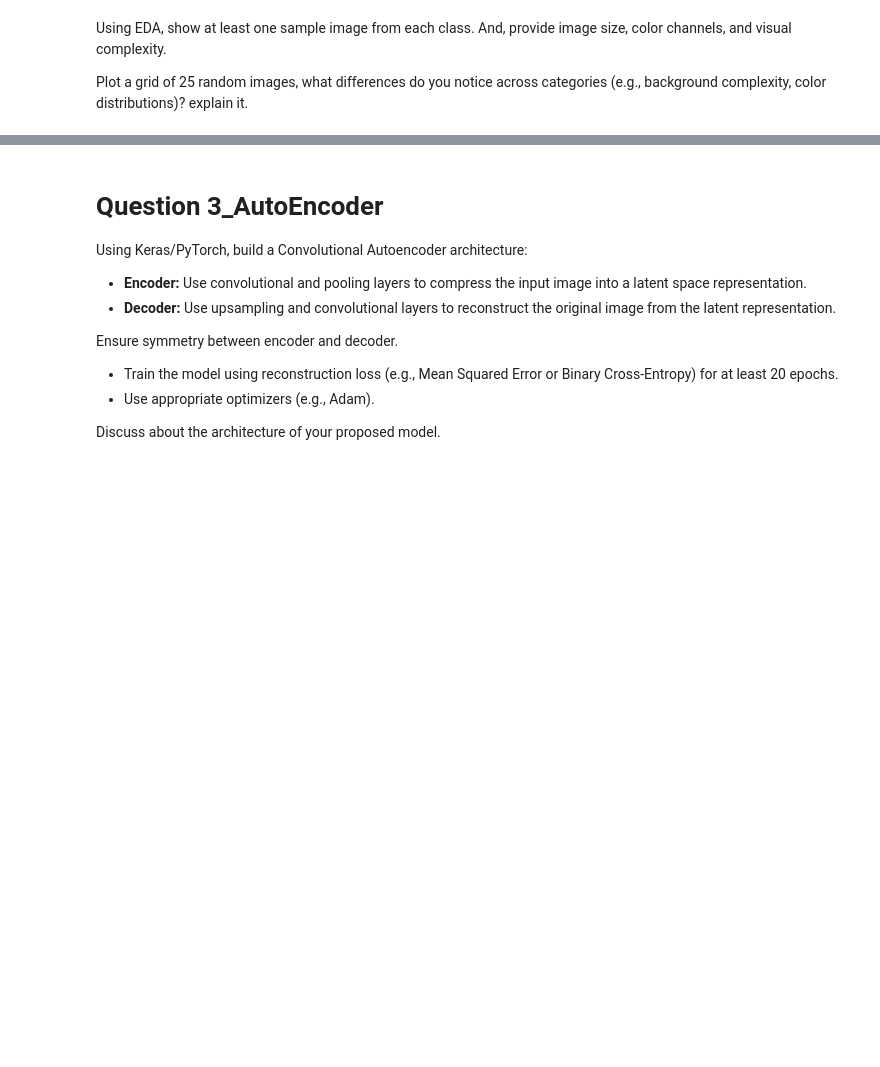
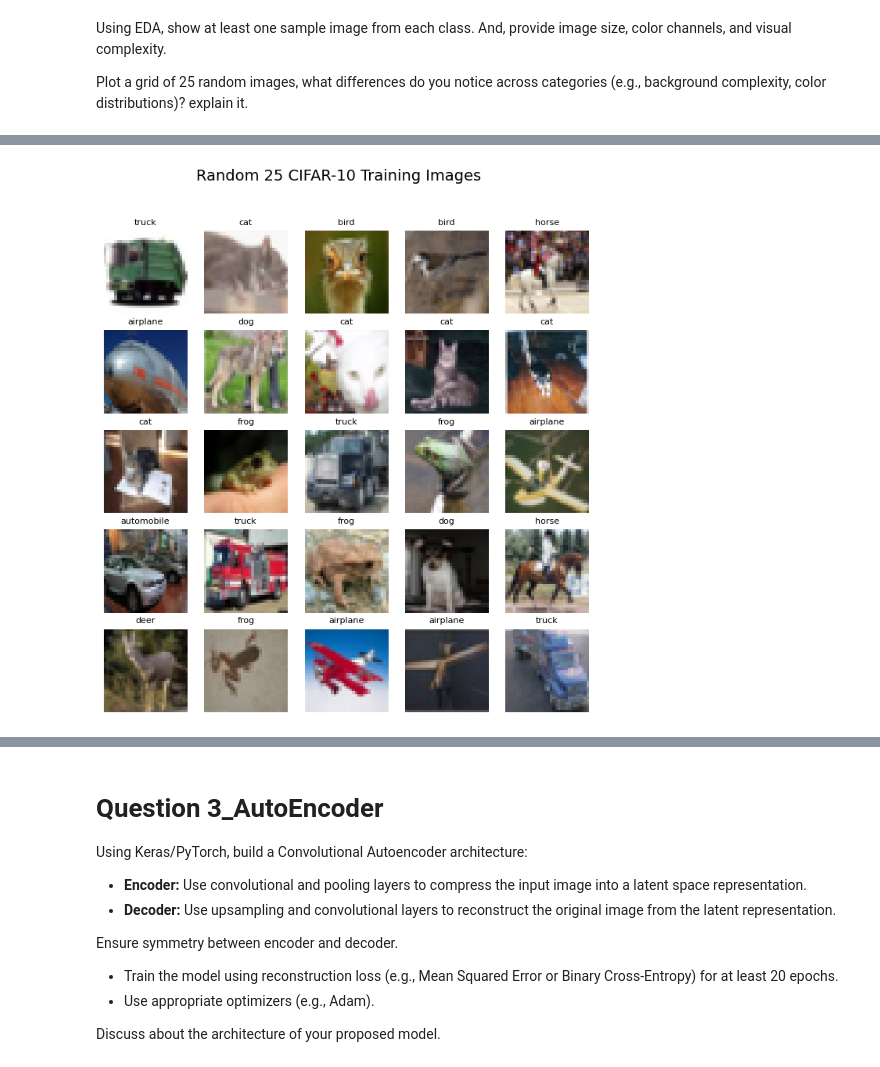
Before and after one commit to SmritiReddyy/ConvolutionalAutoEncoders, a Jupyter notebook: Assignment10_Autoencoders.ipynb, the cells around one changed output, grey strips where cells are left out. Cells and saved outputs as stored; diff of their text form; code cells hidden in the pictures; blank space fills up the shorter version.

```diff
--- a/Assignment10_Autoencoders.ipynb
+++ b/Assignment10_Autoencoders.ipynb
@@ -82,0 +119,14 @@ Plot a grid of 25 random images, what differences do you notice across categorie
+# %%
+import random
+
+plt.figure(figsize=(8,8))
+for i in range(25):
+    idx = random.randint(0, len(X_train)-1)
+    plt.subplot(5, 5, i + 1)
+    plt.imshow(X_train[idx])
+    plt.axis('off')
+    plt.title(label_names[y_train[idx]], fontsize=8)
+plt.suptitle("Random 25 CIFAR-10 Training Images", fontsize=14)
+plt.show()
+# %% [output]
+[figure, added]
```
Also changed, not shown: parts of 6 cells of this notebook.
